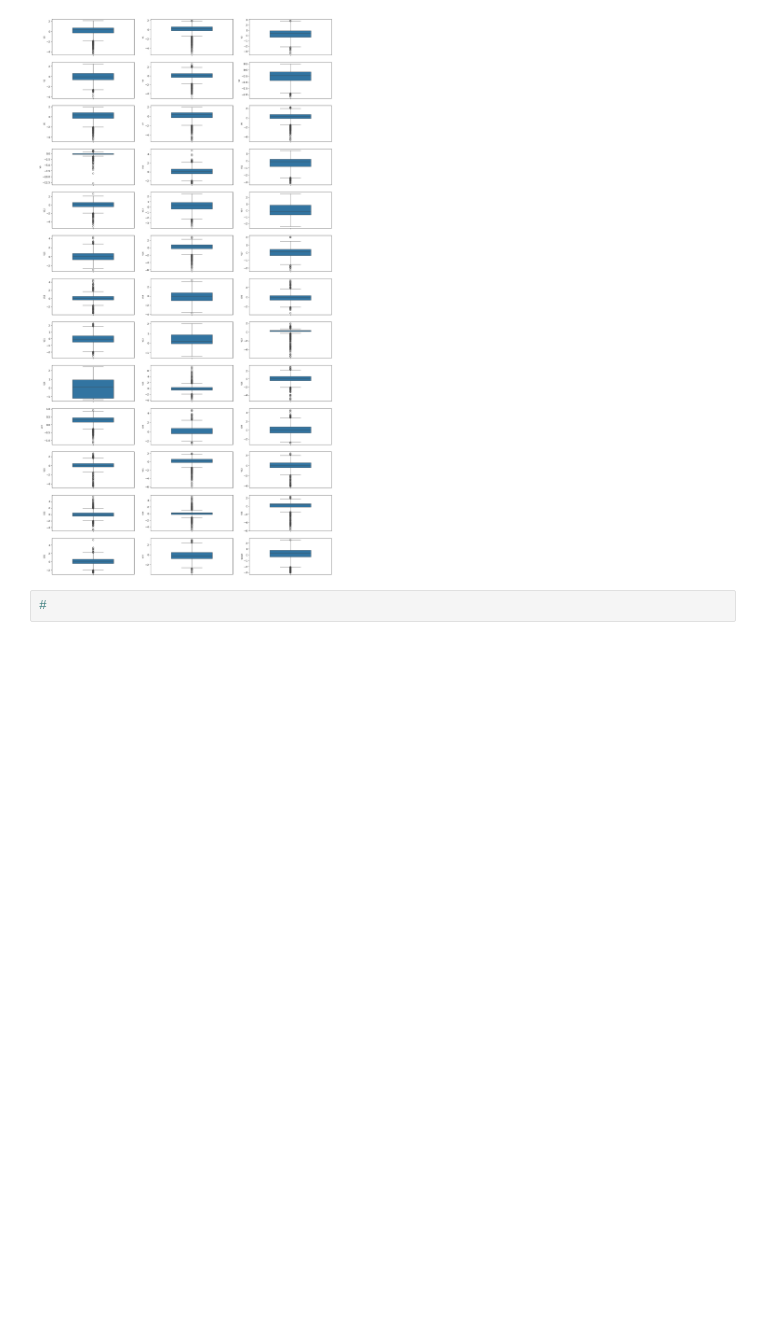
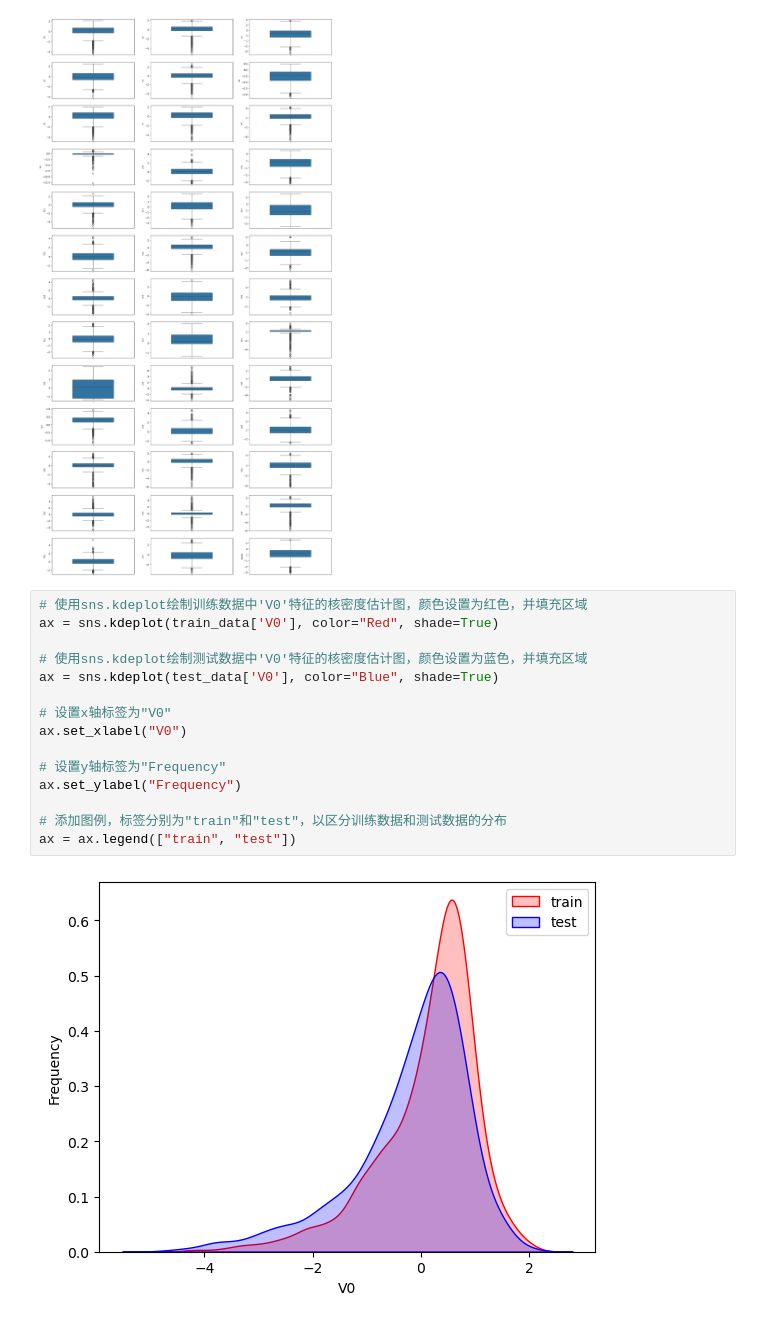
Before and after one commit to lanshi17/AIoT_notebook, a Jupyter notebook: 机器学习/线性回归/智能发电厂工业蒸汽量项目预测实战/data_exploration.ipynb, the cells around one changed output. Drawn from its saved outputs; the diff is of its cells as text; blank space fills up the shorter version.

```diff
--- a/机器学习/线性回归/智能发电厂工业蒸汽量项目预测实战/data_exploration.ipynb
+++ b/机器学习/线性回归/智能发电厂工业蒸汽量项目预测实战/data_exploration.ipynb
@@ -95,5 +95,20 @@ for i in range(39): # 使用 for 循环遍历前 39 个列的索引 (从 0 到 3
                                        # fontsize=8:  设置 y 轴标签的字体大小为 8。这样做是为了在多个子图的情况下，标签不会显得过大而重叠。
 # %% [output]
 [figure]
-# %%
-#
+# %%
+# 使用sns.kdeplot绘制训练数据中'V0'特征的核密度估计图，颜色设置为红色，并填充区域
+ax = sns.kdeplot(train_data['V0'], color="Red", shade=True)
+
+# 使用sns.kdeplot绘制测试数据中'V0'特征的核密度估计图，颜色设置为蓝色，并填充区域
+ax = sns.kdeplot(test_data['V0'], color="Blue", shade=True)
+
+# 设置x轴标签为"V0"
+ax.set_xlabel("V0")
+
+# 设置y轴标签为"Frequency"
+ax.set_ylabel("Frequency")
+
+# 添加图例，标签分别为"train"和"test"，以区分训练数据和测试数据的分布
+ax = ax.legend(["train", "test"])
+# %% [output]
+[figure, added]
```
Also changed, not shown: parts of 5 cells of this notebook.
